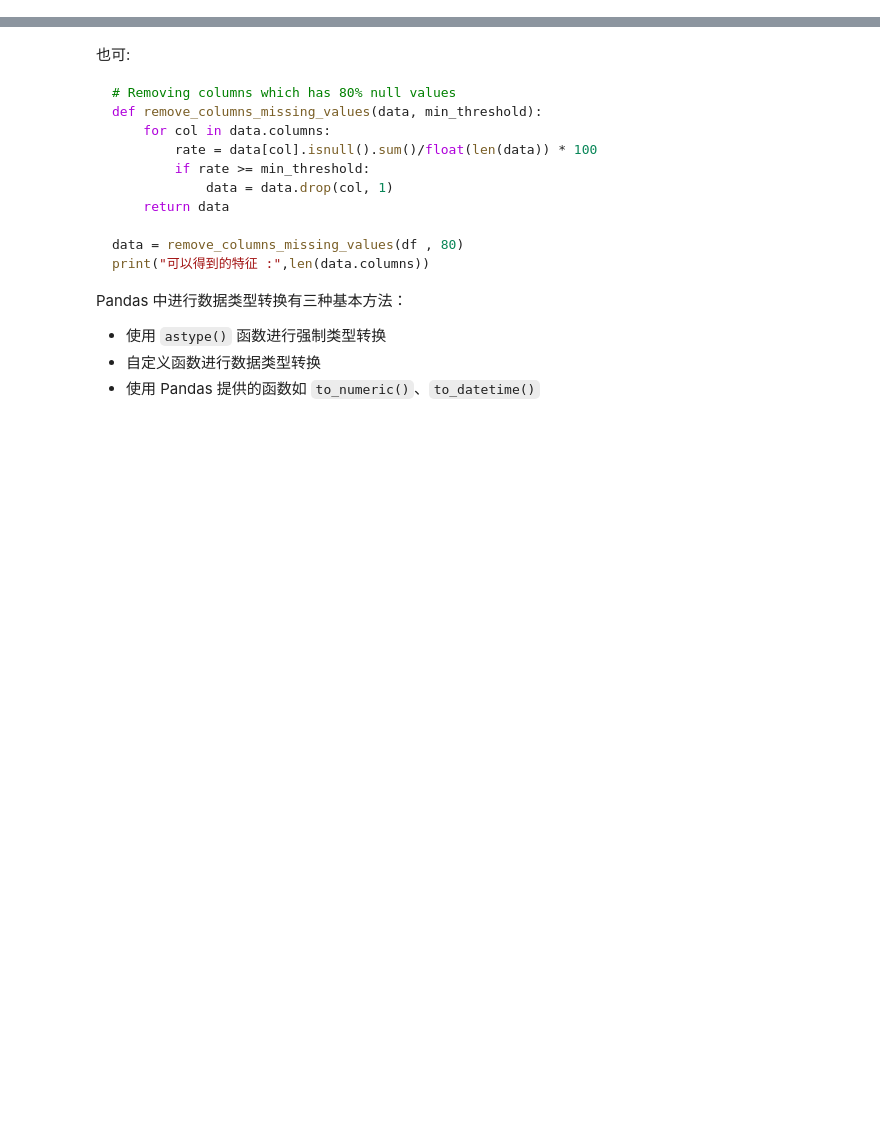
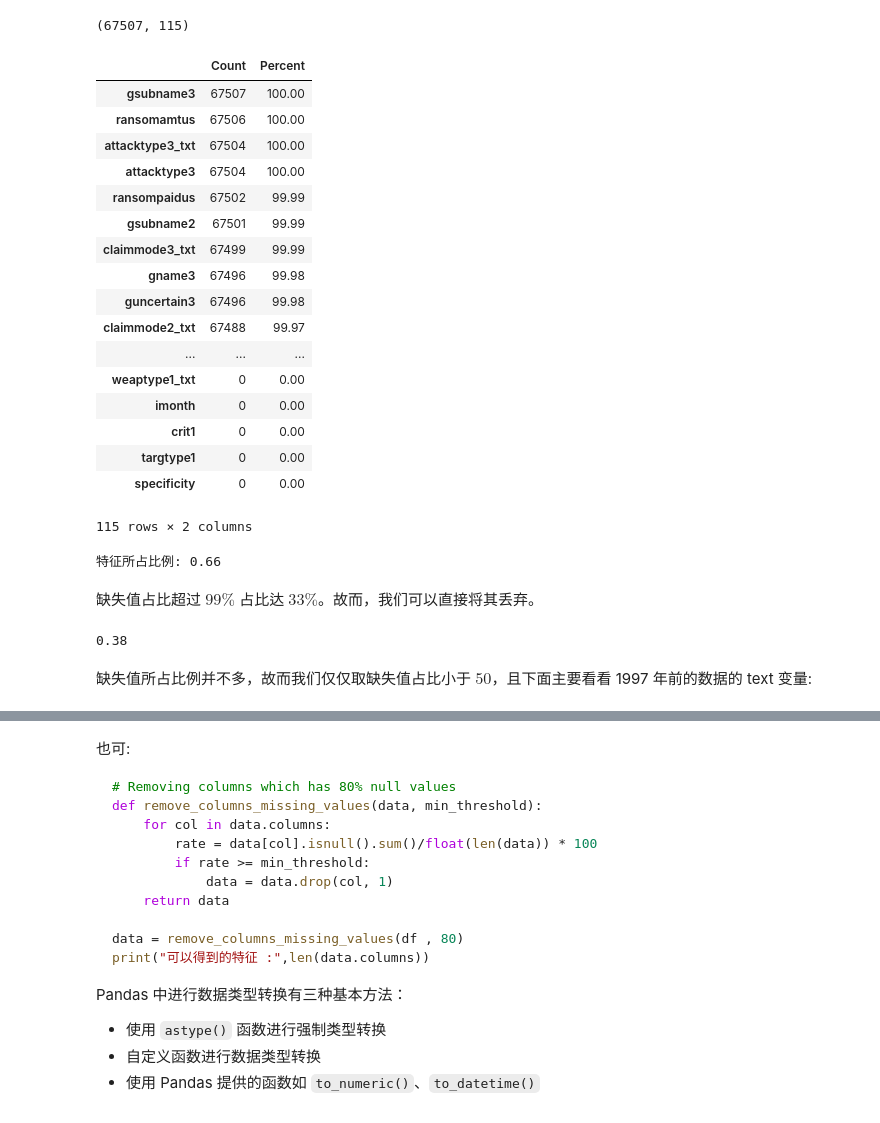
Before and after one commit to XNoteW/Note, a Jupyter notebook: GTD/01_数据预处理终版.ipynb, the cells around one changed output, grey strips where cells are left out. Saved outputs shown, nothing was run; the diff lists cells and outputs as text; code cells hidden in the pictures; blank space fills up the shorter version.

```diff
--- a/GTD/01_数据预处理终版.ipynb
+++ b/GTD/01_数据预处理终版.ipynb
@@ -4,7 +4,7 @@ import numpy as np
 
 %pylab inline
 
-gtd_df = pd.read_excel('附件1.xlsx')
+gtd_df = pd.read_csv('data/globalterrorismdb_0718dist.csv', encoding='ISO-8859-1', low_memory=False)  # 载入数据
 
 gtd_df.info() # 在对数据进行处理之前应该先查看加载数据的相关信息
 # %% [output]
@@ -16,0 +21,71 @@ memory usage: 117.6+ MB
+# %%
+le_set = {
+    'summary',
+    'doubtterr',
+    'alternative',
+    'multiple',
+    'related',
+    'individual',
+    'nperpcap',
+    'claimed',
+    'claimmode',
+    'compclaim',
+    'claim2',
+    'claimmode2',
+    'claim3',
+    'claimmode3',
+    'motive',
+    'ransomnote',
+    'addnotes',
+    'scite1',
+    'scite2',
+    'scite3'
+}
+# %%
+names = set(gtd_df.columns)
+leV = names - le_set
+
+gtd_1997 = gtd_df.query('iyear<1998')[list(leV)]
+# %%
+gtd_1997.shape
+# %% [output]
+(67507, 115)
+# %%
+count_1997 = gtd_1997.isnull().sum()
+percent = round(count_1997 / gtd_1997.shape[0] * 100, 2)
+series = [count_1997, percent]
+result = pd.concat(series, axis=1, keys=['Count','Percent'])
+result.sort_values(by='Count', ascending=False)  # 按缺失值数量倒序
+# %% [output]
+|  | Count | Percent |
+| gsubname3 | 67507 | 100.00 |
+| ransomamtus | 67506 | 100.00 |
+| attacktype3_txt | 67504 | 100.00 |
+| attacktype3 | 67504 | 100.00 |
+| ransompaidus | 67502 | 99.99 |
+| gsubname2 | 67501 | 99.99 |
+| claimmode3_txt | 67499 | 99.99 |
+| gname3 | 67496 | 99.98 |
+| guncertain3 | 67496 | 99.98 |
+| claimmode2_txt | 67488 | 99.97 |
+| ... | ... | ... |
+| weaptype1_txt | 0 | 0.00 |
+| imonth | 0 | 0.00 |
+| crit1 | 0 | 0.00 |
+| targtype1 | 0 | 0.00 |
+| specificity | 0 | 0.00 |
+115 rows × 2 columns
+# %%
+target_attrs = result[result['Percent']<99]
+print('特征所占比例:', round(target_attrs.shape[0]/result.shape[0], 2))
+# %% [output]
+特征所占比例: 0.66
+# %% [markdown]
+缺失值占比超过 $99\%$ 占比达 $33\%$。故而，我们可以直接将其丢弃。
+# %%
+df_50_90 = target_attrs[50<target_attrs['Percent']]
+round(df_50_90.shape[0]/target_attrs.shape[0], 2)  # 特征数所占比例
+# %% [output]
+0.38
+# %% [markdown]
+缺失值所占比例并不多，故而我们仅仅取缺失值占比小于 $50$，且下面主要看看 1997 年前的数据的 text 变量:
```
Also changed, not shown: parts of 92 cells of this notebook, 22 other files.
